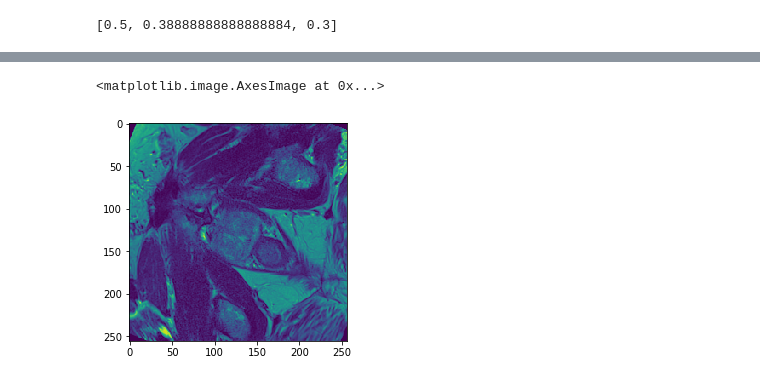
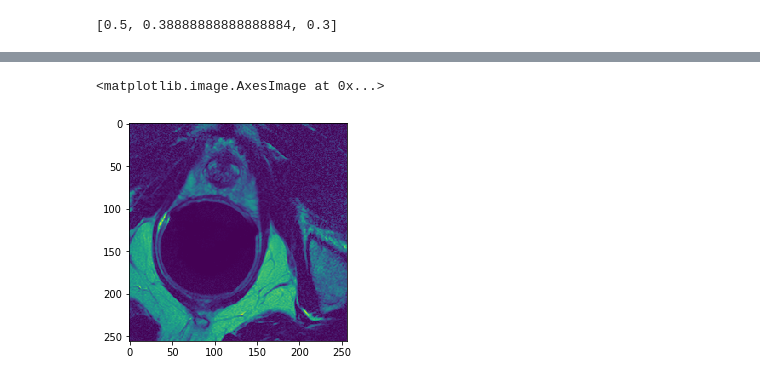
Before and after one commit to MachineLearning4HealthcareHomework/HW3, a Jupyter notebook: IO_preprocessing.ipynb, the cells around one changed output, grey strips where cells are left out. Drawn from its saved outputs; the diff is of its cells as text; code cells hidden in the pictures.

```diff
--- a/IO_preprocessing.ipynb
+++ b/IO_preprocessing.ipynb
@@ -63,5 +69,5 @@ imshow(test_images[85])
-# %%
-imshow(rotated_images[85])
-# %% [output]
-<matplotlib.image.AxesImage at 0x...>
-[figure, removed]
+# %%
+imshow(train_images[2])
+# %% [output]
+<matplotlib.image.AxesImage at 0x...>
+[figure, added]
```
Also changed, not shown: parts of 2 cells of this notebook.
